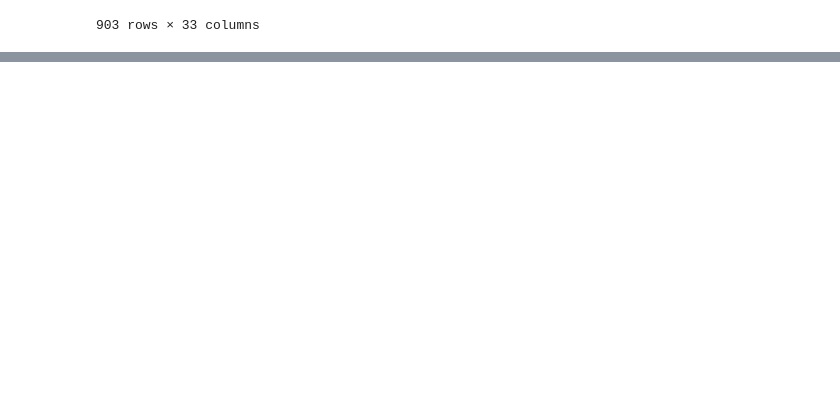
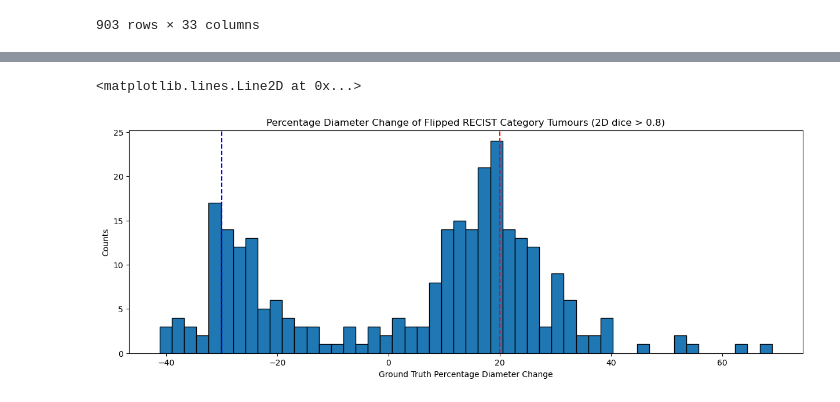
Before and after one commit to bhklab/recist-vs-reality, a Jupyter notebook: workflow/notebooks/hexbin_plots_2.ipynb, the cells around one changed output, grey strips where cells are left out. Cells and saved outputs as stored; diff of their text form; code cells hidden in the pictures; blank space fills up the shorter version.

Commit message:
Merge branch 'katy/dev' of github.com:bhklab/recist-vs-reality into katy/dev

```diff
--- a/workflow/notebooks/hexbin_plots_2.ipynb
+++ b/workflow/notebooks/hexbin_plots_2.ipynb
@@ -390,0 +395,11 @@ plot_recist_flip_scatter(pr_boundary_lesions_2D, 'GT_perc_diam_change', 't1_2D_D
+# %%
+# Calculate the difference in percentage changes in tumours that had a flipped RECIST category
+flipped60 = flipped_lesions[(flipped_lesions['t1_2D_DICE'] > 0.6) & (flipped_lesions['t2_2D_DICE'] > 0.6)]
+flipped70 = flipped_lesions[(flipped_lesions['t1_2D_DICE'] > 0.7) & (flipped_lesions['t2_2D_DICE'] > 0.7)]
+flipped80 = flipped_lesions[(flipped_lesions['t1_2D_DICE'] > 0.8) & (flipped_lesions['t2_2D_DICE'] > 0.8)]
+flipped60['diam_perc_change_diff'] = flipped60['GT_perc_diam_change'] - flipped60['PRED_perc_diam_change']
+flipped60['vol_perc_change_diff'] = flipped60['GT_perc_vol_change'] - flipped60['PRED_perc_vol_change']
+
+plt.figure(figsize=(15, 5))
+plt.scatter(flipped60['GT_perc_diam_change'], flipped60['PRED_perc_diam_change'], c=flipped60['t1_DICE'], cmap='viridis', alpha=0.7)
+cb = plt.colorbar()
@@ -390,0 +418,13 @@ plot_recist_flip_scatter(pr_boundary_lesions_2D, 'GT_perc_diam_change', 't1_2D_D
+# %%
+# Histogram of the above data
+plt.figure(figsize = (15,5))
+plt.hist(data = flipped80[flipped80['GT_t1_max_ax_diam'] > 10], x = 'GT_perc_diam_change', bins = 50, edgecolor='black')
+# plt.xticks(np.arange(-50, 150, 4))
+plt.xlabel('Ground Truth Percentage Diameter Change')
+plt.ylabel('Counts')
+plt.title('Percentage Diameter Change of Flipped RECIST Category Tumours (2D dice > 0.8)')
+plt.axvline(x = -30, linestyle='--', color='blue')
+plt.axvline(x = 20, linestyle='--', color='red')
+# %% [output]
+<matplotlib.lines.Line2D at 0x...>
+[figure, added]
```
Also changed, not shown: parts of 5 cells of this notebook.
